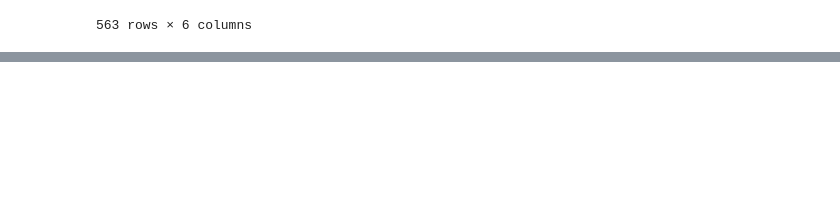
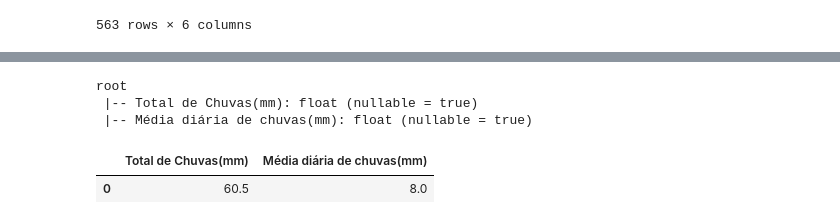
Before and after one commit to Meliande/lab-ia, a Jupyter notebook: Apresentação.ipynb, the cells around one changed output, grey strips where cells are left out. Saved outputs shown, nothing was run; the diff lists cells and outputs as text; code cells hidden in the pictures; blank space fills up the shorter version.

```diff
--- a/Apresentação.ipynb
+++ b/Apresentação.ipynb
@@ -465,0 +456,27 @@ NameError: name 'RandomForestClassificationModel' is not defined
+# %%
+
+
+from pyspark.sql.types import StructType,StructField, StringType, IntegerType, FloatType
+
+#columns = ["language","users_count"]
+#data = [("Java", "20000"), ("Python", "100000"), ("Scala", "3000")]
+
+data2 = [
+    (60.50,8.0),
+  ]
+
+schema = StructType([ \
+    StructField("Total de Chuvas(mm)",FloatType(),True), \
+    StructField("Média diária de chuvas(mm)",FloatType(),True), \
+  ])
+
+df = spark.createDataFrame(data=data2,schema=schema)
+df.printSchema()
+#teste.toPandas()
+df.toPandas()
+# %% [output]
+root
+ |-- Total de Chuvas(mm): float (nullable = true)
+ |-- Média diária de chuvas(mm): float (nullable = true)
+|  | Total de Chuvas(mm) | Média diária de chuvas(mm) |
+| 0 | 60.5 | 8.0 |
```
Also changed, not shown: parts of 17 cells of this notebook, 26 other files.
